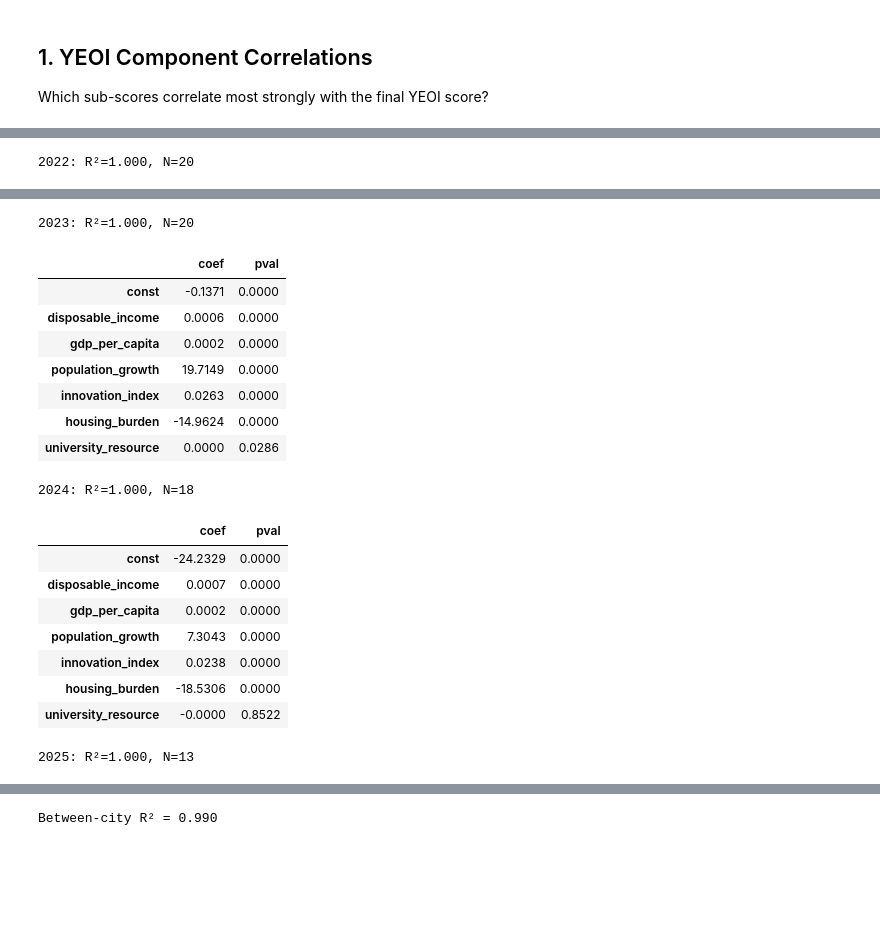
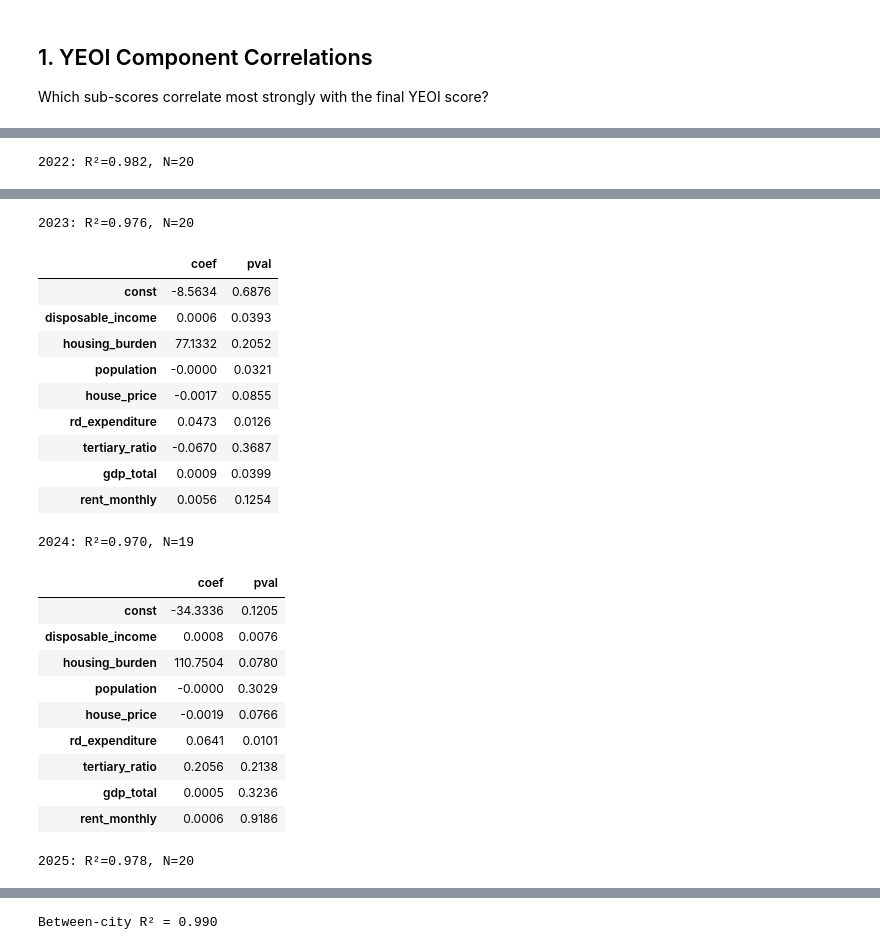
Before and after one commit to emiliazyy26/youth-economic-opportunity-index, a Jupyter notebook: notebooks/05_explanatory_model.ipynb, the cells around one changed output, grey strips where cells are left out. Saved outputs shown, nothing was run; the diff lists cells and outputs as text; code cells hidden in the pictures; blank space fills up the shorter version.

```diff
--- a/notebooks/05_explanatory_model.ipynb
+++ b/notebooks/05_explanatory_model.ipynb
@@ -3,16 +3,37 @@
 
 Purpose: use panel regression and correlation analysis to understand which factors drive urban opportunity. This is an explanatory analysis, not a predictive ML model.
 # %%
+from pathlib import Path
+import pandas as pd
+import matplotlib.pyplot as plt
+import seaborn as sns
+
 ROOT = Path.cwd().parent if Path.cwd().name == 'notebooks' else Path.cwd()
 scores = pd.read_csv(ROOT / 'data' / 'processed' / 'yeoi_scores.csv')
 panel = pd.read_csv(ROOT / 'data' / 'raw' / 'city_panel.csv')
 
-# Merge scores with raw panel for regression
-merge_cols = ['gdp_per_capita', 'disposable_income', 'population', 'population_growth',
-              'innovation_index', 'housing_burden', 'rent_burden', 'weighted_university_score',
-              'listed_company_count', 'high_tech_company_count', 'job_posting_count', 'entry_salary']
-merge_cols = [c for c in merge_cols if c in panel.columns]
-merged = scores.merge(panel[['city', 'year'] + merge_cols],
+# YEOI construction variables (direct inputs to sub-scores) — excluded from
+# regression to avoid circular (identity) regression.
+yeoi_input_vars = {
+    'job_posting_count', 'entry_salary', 'rent_burden',
+    'listed_company_count', 'high_tech_company_count',
+    'population_growth', 'innovation_index',
+    'weighted_university_score', 'gdp_per_capita',
+}
+
+# External variables: present in panel but NOT used to construct YEOI.
+# science_technology_expenditure excluded (only 4/100 non-null).
+external_features = [
+    'disposable_income', 'housing_burden', 'population', 'house_price',
+    'rd_expenditure', 'tertiary_ratio', 'gdp_total', 'rent_monthly',
+]
+external_features = [c for c in external_features if c in panel.columns]
+
+# Also merge YEOI input vars for reference / correlation plots
+all_merge = list(set(external_features + list(yeoi_input_vars)))
+all_merge = [c for c in all_merge if c in panel.columns]
+merged = scores.merge(panel[['city', 'year'] + all_merge],
                       on=['city', 'year'], how='left')
 print(f'Panel dataset: {len(merged)} rows, {len(merged["city"].unique())} cities')
+print(f'External regressors ({len(external_features)}): {external_features}')
 # %% [output]
@@ -53,11 +85,8 @@ For each year, regress YEOI on raw metrics to see which real-world factors drive
 # %%
 import statsmodels.api as sm
 
-raw_features = ['disposable_income', 'gdp_per_capita', 'population_growth',
-                'innovation_index', 'housing_burden', 'rent_burden',
-                'weighted_university_score', 'listed_company_count', 'high_tech_company_count',
-                'job_posting_count', 'entry_salary']
-raw_features = [f for f in raw_features if f in merged.columns]
+# Use only external (non-YEOI-input) variables as regressors
+raw_features = [f for f in external_features if f in merged.columns]
 
 results = []
 for year in sorted(merged['year'].unique()):
@@ -87,2 +118,2 @@ for year in sorted(merged['year'].unique()):
-2022: R²=1.000, N=20
+2022: R²=0.982, N=20
 |  | coef | pval |
@@ -96,20 +129,24 @@ for year in sorted(merged['year'].unique()):
-2023: R²=1.000, N=20
+2023: R²=0.976, N=20
 |  | coef | pval |
-| const | -0.1371 | 0.0000 |
-| disposable_income | 0.0006 | 0.0000 |
-| gdp_per_capita | 0.0002 | 0.0000 |
-| population_growth | 19.7149 | 0.0000 |
-| innovation_index | 0.0263 | 0.0000 |
-| housing_burden | -14.9624 | 0.0000 |
-| university_resource | 0.0000 | 0.0286 |
+| const | -8.5634 | 0.6876 |
+| disposable_income | 0.0006 | 0.0393 |
+| housing_burden | 77.1332 | 0.2052 |
+| population | -0.0000 | 0.0321 |
+| house_price | -0.0017 | 0.0855 |
+| rd_expenditure | 0.0473 | 0.0126 |
+| tertiary_ratio | -0.0670 | 0.3687 |
+| gdp_total | 0.0009 | 0.0399 |
+| rent_monthly | 0.0056 | 0.1254 |
-2024: R²=1.000, N=18
+2024: R²=0.970, N=19
 |  | coef | pval |
-| const | -24.2329 | 0.0000 |
-| disposable_income | 0.0007 | 0.0000 |
-| gdp_per_capita | 0.0002 | 0.0000 |
-| population_growth | 7.3043 | 0.0000 |
-| innovation_index | 0.0238 | 0.0000 |
-| housing_burden | -18.5306 | 0.0000 |
-| university_resource | -0.0000 | 0.8522 |
+| const | -34.3336 | 0.1205 |
+| disposable_income | 0.0008 | 0.0076 |
+| housing_burden | 110.7504 | 0.0780 |
+| population | -0.0000 | 0.3029 |
+| house_price | -0.0019 | 0.0766 |
+| rd_expenditure | 0.0641 | 0.0101 |
+| tertiary_ratio | 0.2056 | 0.2138 |
+| gdp_total | 0.0005 | 0.3236 |
+| rent_monthly | 0.0006 | 0.9186 |
-2025: R²=1.000, N=13
+2025: R²=0.978, N=20
 |  | coef | pval |
```
Also changed, not shown: parts of 12 cells of this notebook.
